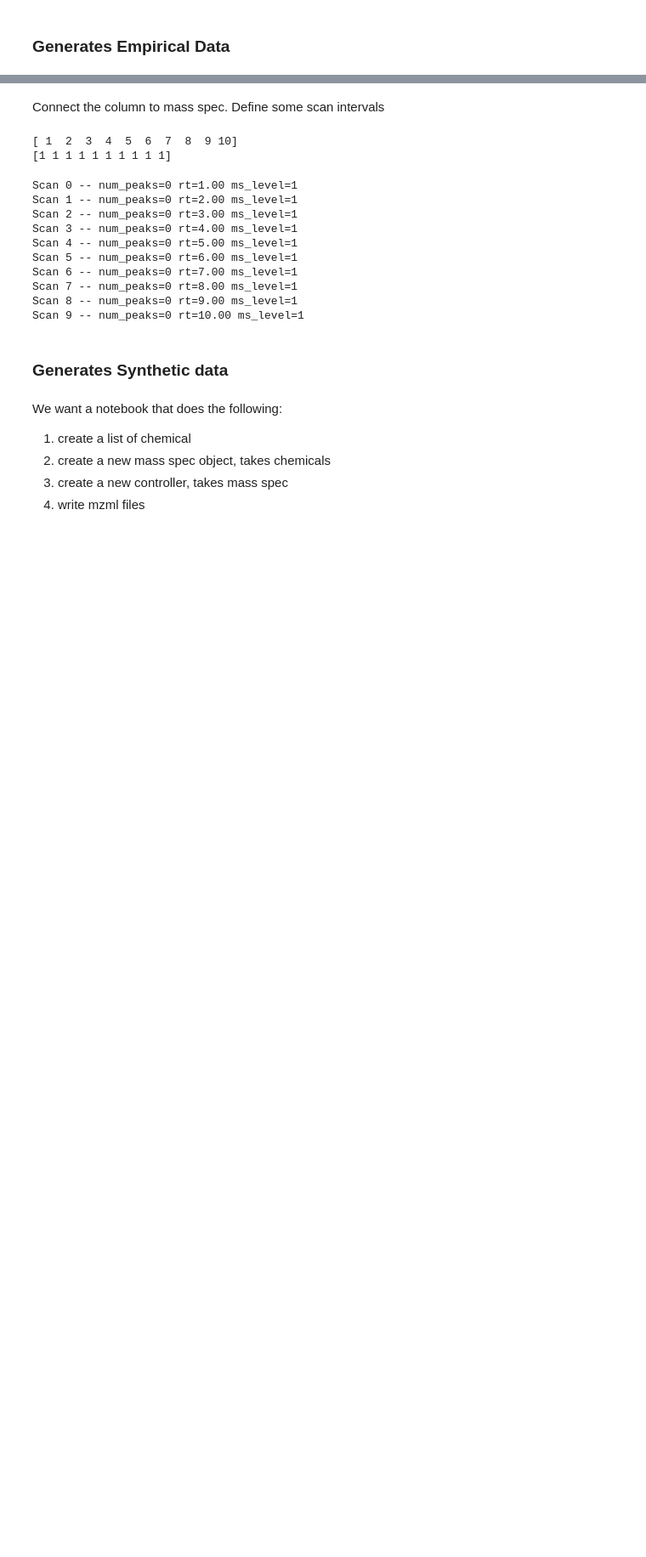
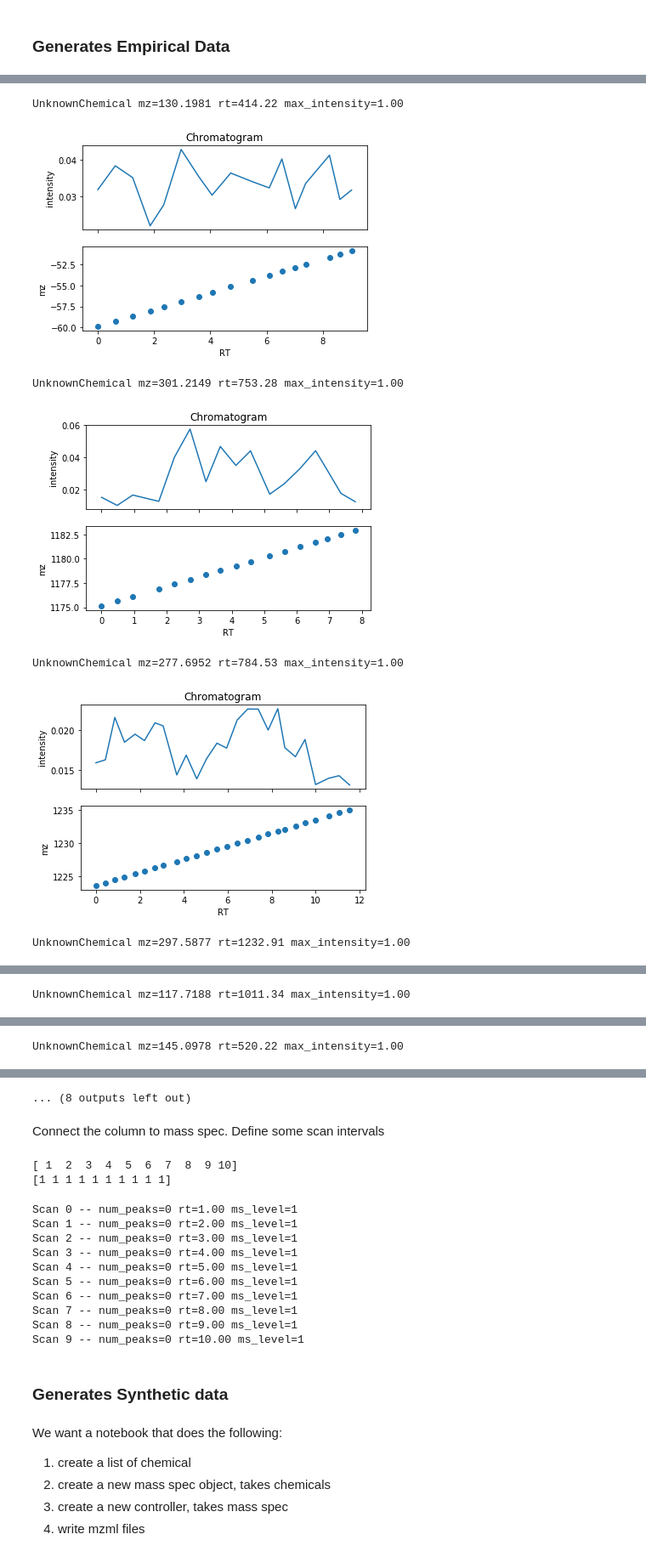
Before and after one commit to sdrogers/clms, a Jupyter notebook: Simulator/notebooks/controller_demo.ipynb, the cells around one changed output, grey strips where cells are left out. Shown at 85% size. Drawn from its saved outputs; the diff is of its cells as text; code cells hidden in the pictures; blank space fills up the shorter version.

Commit message:
Added columns and mass spec objects

```diff
--- a/Simulator/notebooks/controller_demo.ipynb
+++ b/Simulator/notebooks/controller_demo.ipynb
@@ -15,0 +19,2 @@ from VMSfunctions.Common import *
+# %%
+ps = load_obj('../models/peak_sampler_4_beers.p')
@@ -40,0 +29,4 @@ print(len(chromatograms), type(chromatograms[0]))
+# %%
+xcms_output = '../models/beer_ms1_peaks.csv.gz'
+num_chemicals = 10
+column = UnknownColumn('LC', num_chemicals, ps, xcms_output)
@@ -40,0 +49,22 @@ print(len(chromatograms), type(chromatograms[0]))
+# %%
+def plot_chromatogram(chrom):
+    f, axarr = plt.subplots(2, sharex=True)
+    axarr[0].plot(chrom.rts, chrom.intensities)
+    axarr[0].set_title('Chromatogram')
+    axarr[0].set_ylabel('intensity')
+    axarr[1].scatter(chrom.rts, chrom.mzs)
+    axarr[1].set_ylabel('mz')
+    axarr[1].set_xlabel('RT')
+    plt.show()
+
+for chem in column.chemicals:
+    print(chem)
+    plot_chromatogram(chem.chromatogram)
+# %% [output]
+UnknownChemical mz=130.1981 rt=414.22 max_intensity=1.00
+[figure, added]
+UnknownChemical mz=301.2149 rt=753.28 max_intensity=1.00
+[figure, added]
+UnknownChemical mz=277.6952 rt=784.53 max_intensity=1.00
+[figure, added]
+UnknownChemical mz=297.5877 rt=1232.91 max_intensity=1.00
@@ -40,0 +72 @@ print(len(chromatograms), type(chromatograms[0]))
+UnknownChemical mz=117.7188 rt=1011.34 max_intensity=1.00
@@ -40,0 +74 @@ print(len(chromatograms), type(chromatograms[0]))
+UnknownChemical mz=145.0978 rt=520.22 max_intensity=1.00
@@ -41,3 +76,4 @@ print(len(chromatograms), type(chromatograms[0]))
+... (8 outputs left out)
 # %% [markdown]
 Connect the column to mass spec. Define some scan intervals
 # %%
```
Also changed, not shown: parts of 10 cells of this notebook, 3 other files.
